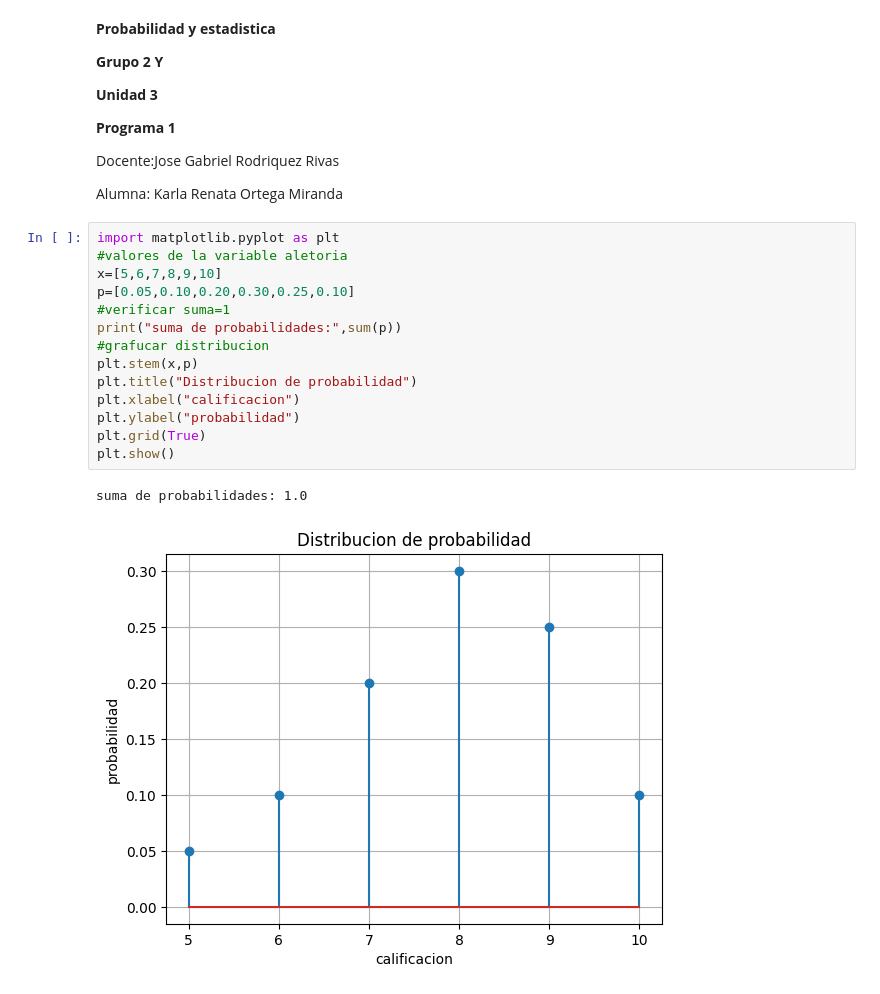
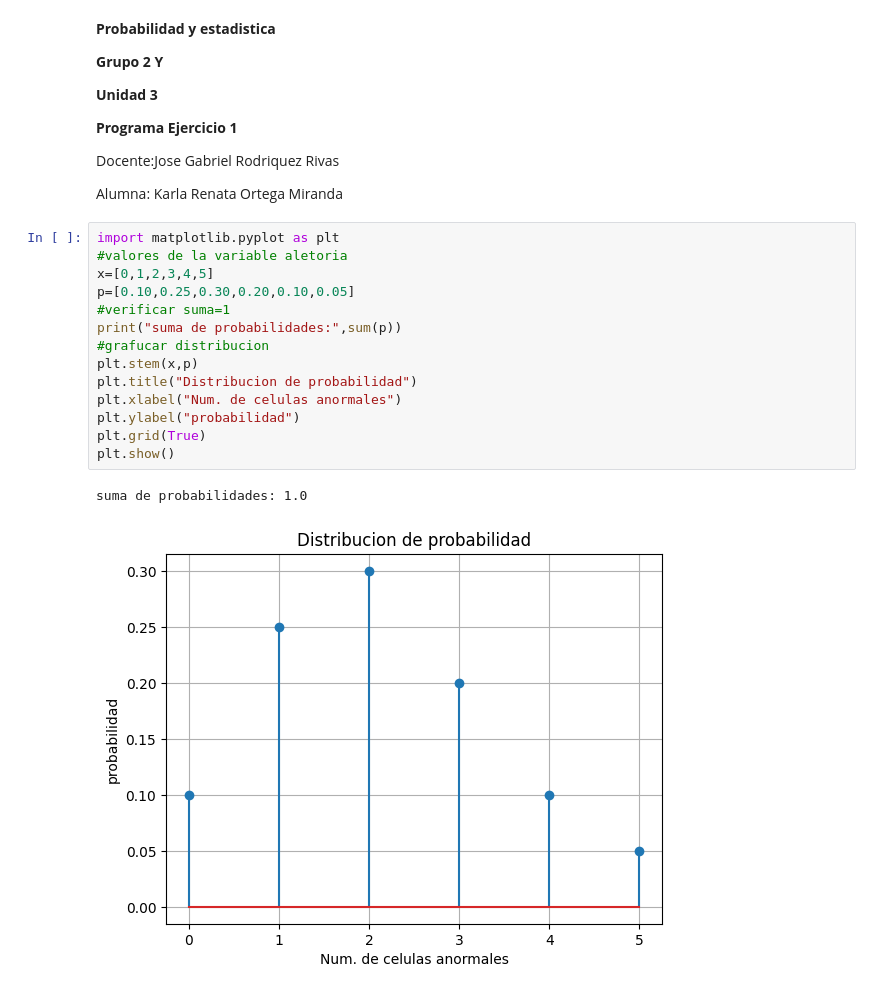
Before and after one commit to Renata885/probabilidad, a Jupyter notebook: Unidad3/Practica_1.ipynb, the cells around one changed output. Saved outputs shown, nothing was run; the diff lists cells and outputs as text.

```diff
--- a/Unidad3/Practica_1.ipynb
+++ b/Unidad3/Practica_1.ipynb
@@ -7,7 +7,7 @@
 
 **Unidad 3**
 
-**Programa 1**
+**Programa Ejercicio 1**
 
 Docente:Jose Gabriel Rodriquez Rivas
 
@@ -15,17 +15,17 @@ Alumna: Karla Renata Ortega Miranda
 # %%
 import matplotlib.pyplot as plt
 #valores de la variable aletoria
-x=[5,6,7,8,9,10]
-p=[0.05,0.10,0.20,0.30,0.25,0.10]
+x=[0,1,2,3,4,5]
+p=[0.10,0.25,0.30,0.20,0.10,0.05]
 #verificar suma=1
 print("suma de probabilidades:",sum(p))
 #grafucar distribucion
 plt.stem(x,p)
 plt.title("Distribucion de probabilidad")
-plt.xlabel("calificacion")
+plt.xlabel("Num. de celulas anormales")
 plt.ylabel("probabilidad")
 plt.grid(True)
 plt.show()
 # %% [output]
 suma de probabilidades: 1.0
-[figure, old version]
+[figure, new version]
```
Also changed, not shown: parts of 4 cells of this notebook.
